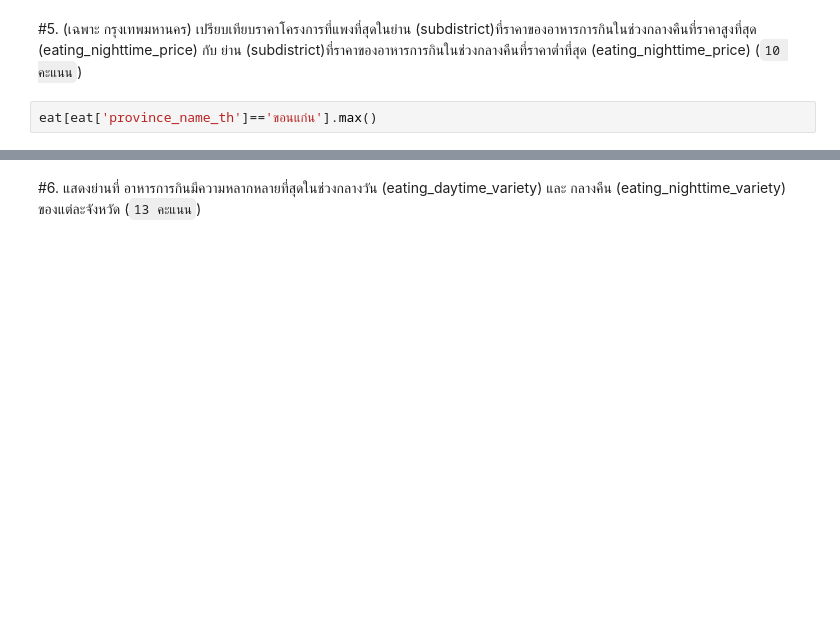
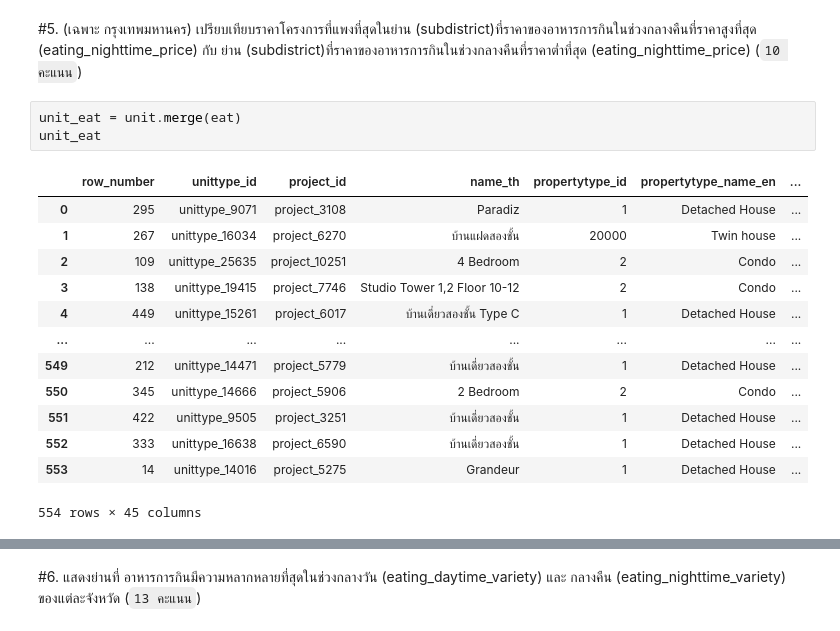
Before and after one commit to Praewphat/BasicProg_DataViz65, a Jupyter notebook: midterm65.ipynb, the cells around one changed output, grey strips where cells are left out. Cells and saved outputs as stored; diff of their text form; blank space fills up the shorter version.

````diff
--- a/midterm65.ipynb
+++ b/midterm65.ipynb
@@ -350,5 +318,20 @@ TypeError: ignored
 #4. พื้นที่ ที่มีความต้องการเช่ามากที่สุด คือพื้นที่ใด และพื้นที่นั้นมีชนิดของบ้าน แบบไหนมากที่สุด (```7 คะแนน```)
 # %% [markdown]
 #5. (เฉพาะ กรุงเทพมหานคร) เปรียบเทียบราคาโครงการที่แพงที่สุดในย่าน (subdistrict)ที่ราคาของอาหารการกินในช่วงกลางคืนที่ราคาสูงที่สุด (eating_nighttime_price) กับ ย่าน (subdistrict)ที่ราคาของอาหารการกินในช่วงกลางคืนที่ราคาต่ำที่สุด (eating_nighttime_price) (```10 คะแนน```)
-# %%
-eat[eat['province_name_th']=='ขอนแก่น'].max()
+# %%
+unit_eat = unit.merge(eat)
+unit_eat
+# %% [output]
+|  | row_number | unittype_id | project_id | name_th | propertytype_id | propertytype_name_en | ... |
+| 0 | 295 | unittype_9071 | project_3108 | Paradiz | 1 | Detached House | ... |
+| 1 | 267 | unittype_16034 | project_6270 | บ้านแฝดสองชั้น | 20000 | Twin house | ... |
+| 2 | 109 | unittype_25635 | project_10251 | 4 Bedroom | 2 | Condo | ... |
+| 3 | 138 | unittype_19415 | project_7746 | Studio Tower 1,2 Floor 10-12 | 2 | Condo | ... |
+| 4 | 449 | unittype_15261 | project_6017 | บ้านเดี่ยวสองชั้น Type C | 1 | Detached House | ... |
+| ... | ... | ... | ... | ... | ... | ... | ... |
+| 549 | 212 | unittype_14471 | project_5779 | บ้านเดี่ยวสองชั้น | 1 | Detached House | ... |
+| 550 | 345 | unittype_14666 | project_5906 | 2 Bedroom | 2 | Condo | ... |
+| 551 | 422 | unittype_9505 | project_3251 | บ้านเดี่ยวสองชั้น | 1 | Detached House | ... |
+| 552 | 333 | unittype_16638 | project_6590 | บ้านเดี่ยวสองชั้น | 1 | Detached House | ... |
+| 553 | 14 | unittype_14016 | project_5275 | Grandeur | 1 | Detached House | ... |
+554 rows × 45 columns
````
Also changed, not shown: parts of 43 cells of this notebook.
